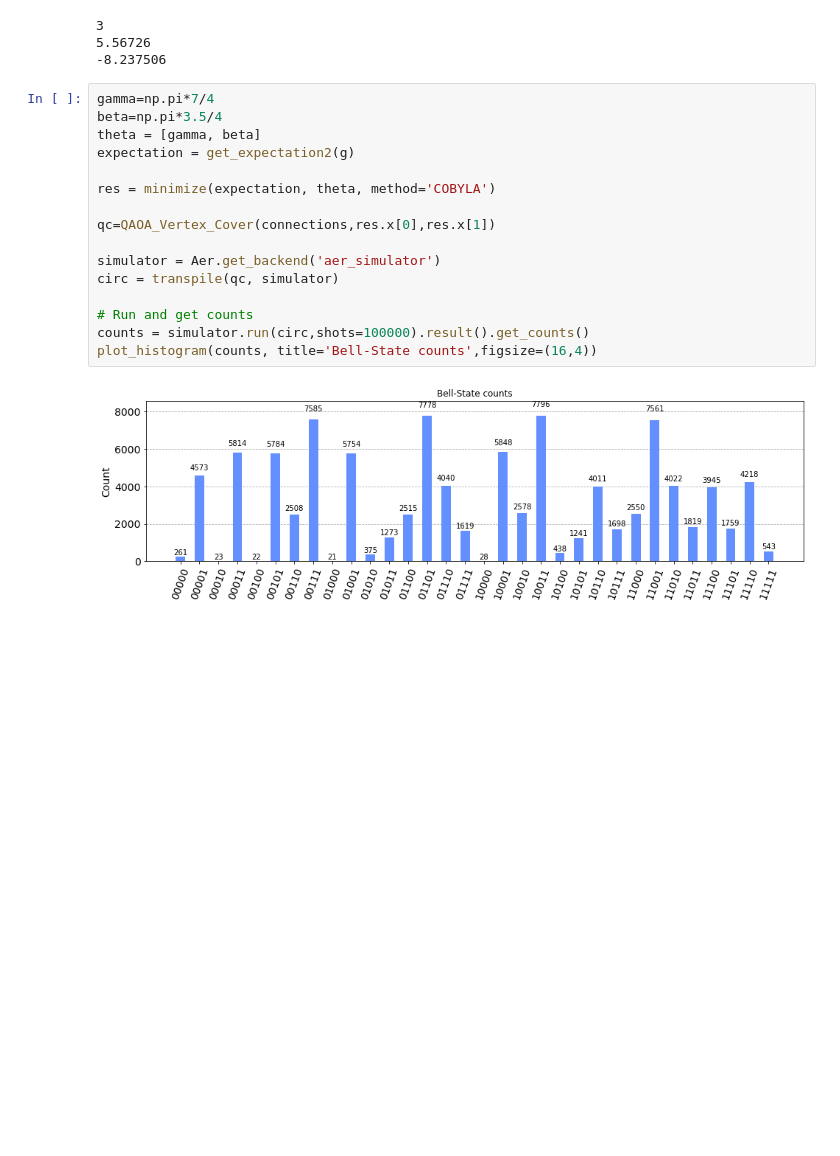
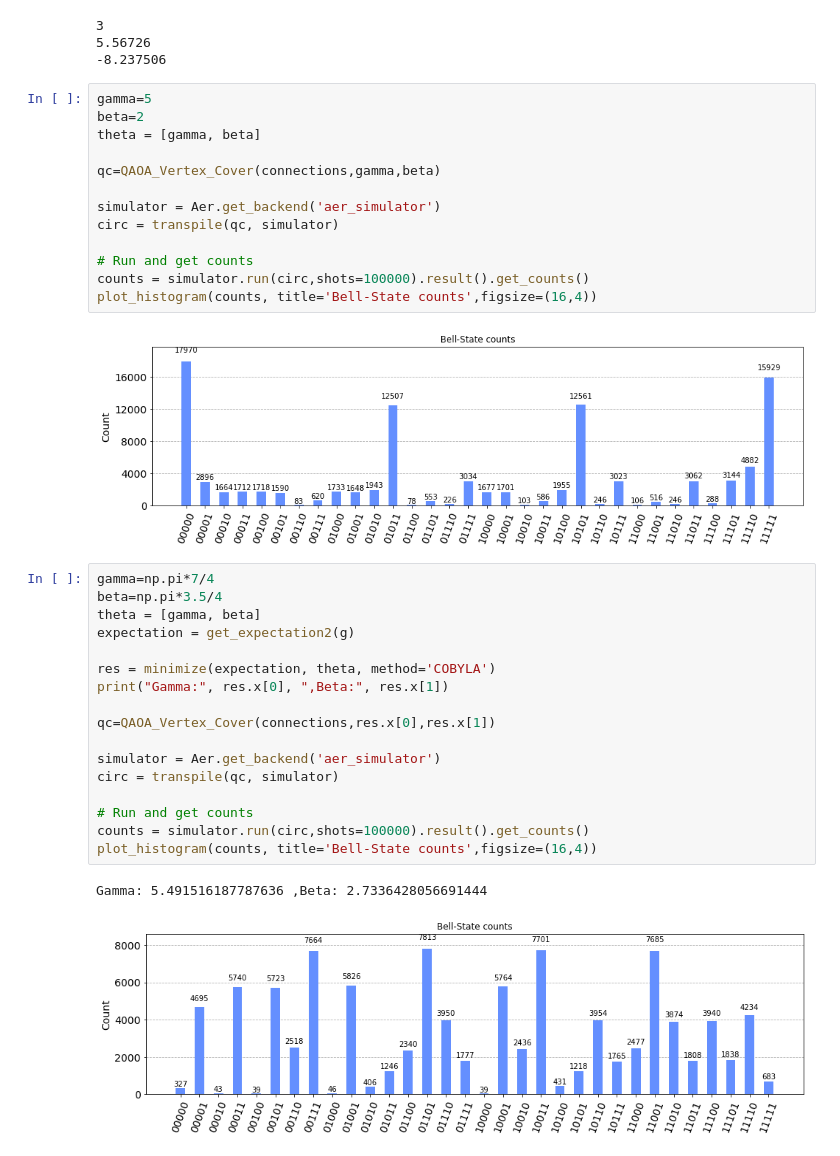
Before and after one commit to themehtaphysical/qaoa, a Jupyter notebook: QAOA Vertex Cover.ipynb, the cells around one changed output. Saved outputs shown, nothing was run; the diff lists cells and outputs as text; blank space fills up the shorter version.

```diff
--- a/QAOA Vertex Cover.ipynb
+++ b/QAOA Vertex Cover.ipynb
@@ -217,6 +217,21 @@ print(exp2)
 3
 5.56726
 -8.237506
+# %%
+gamma=5
+beta=2
+theta = [gamma, beta]
+
+qc=QAOA_Vertex_Cover(connections,gamma,beta)
+
+simulator = Aer.get_backend('aer_simulator')
+circ = transpile(qc, simulator)
+
+# Run and get counts
+counts = simulator.run(circ,shots=100000).result().get_counts()
+plot_histogram(counts, title='Bell-State counts',figsize=(16,4))
+# %% [output]
+[figure, added]
 # %%
 gamma=np.pi*7/4
 beta=np.pi*3.5/4
@@ -224,6 +239,7 @@ theta = [gamma, beta]
 expectation = get_expectation2(g)
 
 res = minimize(expectation, theta, method='COBYLA')
+print("Gamma:", res.x[0], ",Beta:", res.x[1])
 
 qc=QAOA_Vertex_Cover(connections,res.x[0],res.x[1])
 
@@ -234,5 +250,6 @@ circ = transpile(qc, simulator)
 counts = simulator.run(circ,shots=100000).result().get_counts()
 plot_histogram(counts, title='Bell-State counts',figsize=(16,4))
 # %% [output]
+Gamma: 5.491516187787636 ,Beta: 2.7336428056691444
 [figure]
 # %%
```
Also changed, not shown: parts of 1 cell of this notebook.
